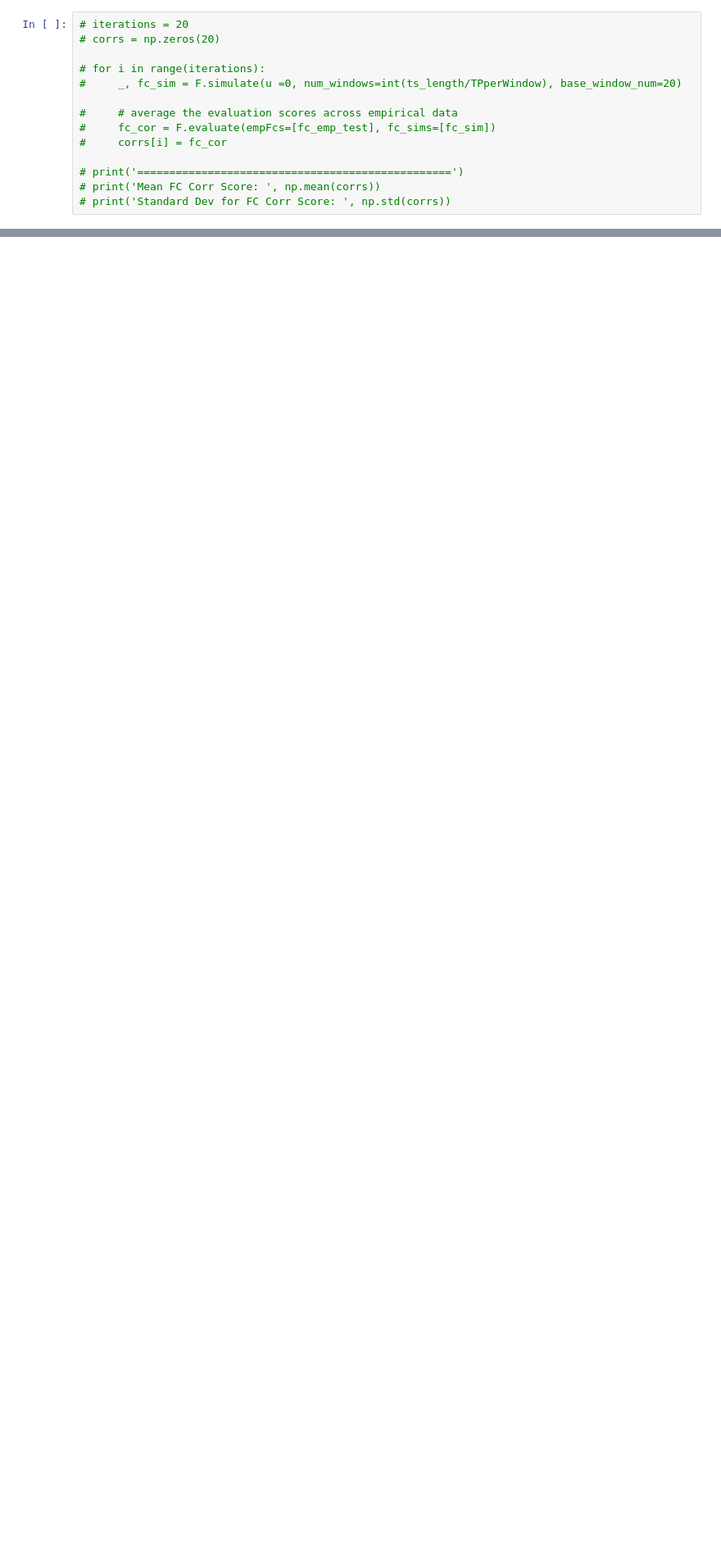
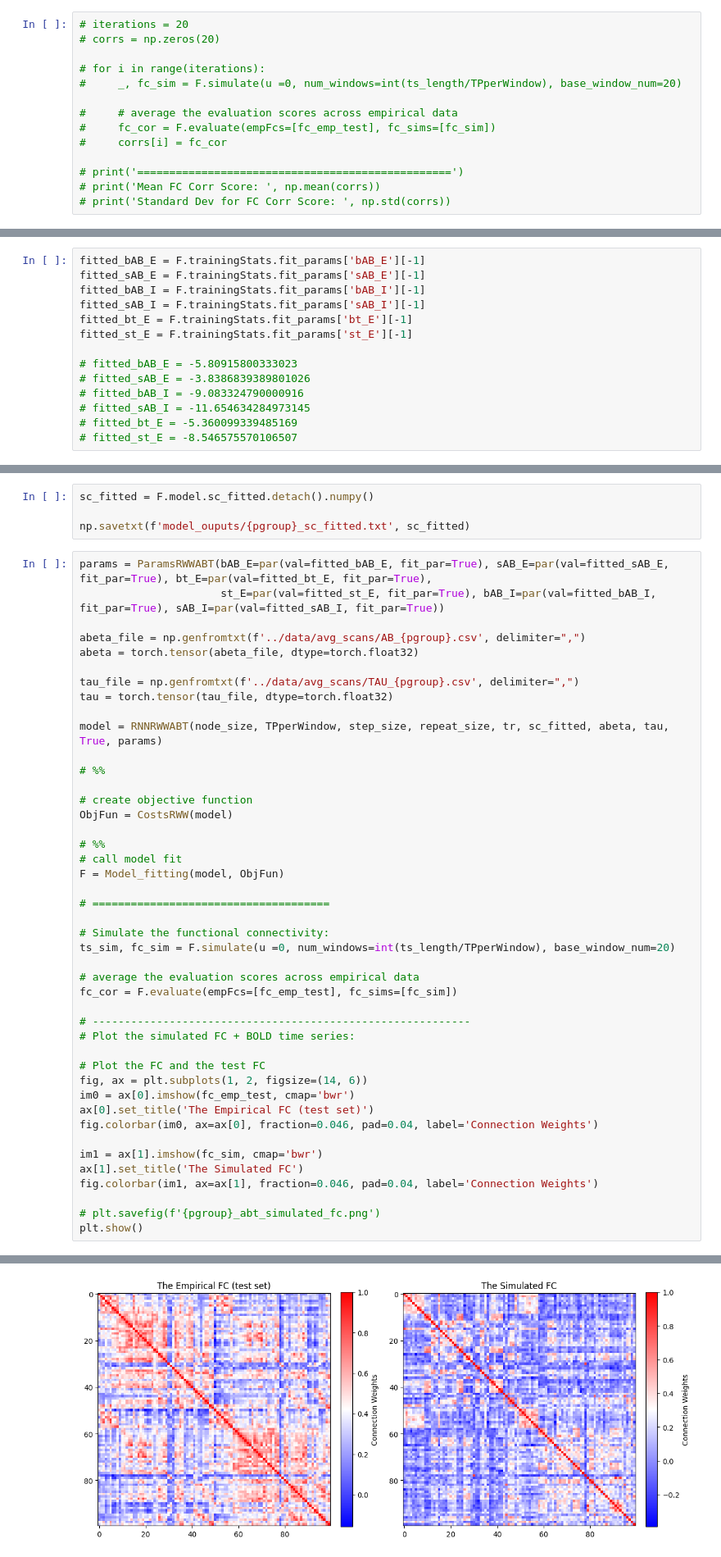
Before and after one commit to dChakr/ad_modelling_fyp, a Jupyter notebook: whole_brain_models/fit_abt_rww.ipynb, the cells around one changed output, grey strips where cells are left out. Shown at 82% size. Drawn from its saved outputs; the diff is of its cells as text; blank space fills up the shorter version.

```diff
--- a/whole_brain_models/fit_abt_rww.ipynb
+++ b/whole_brain_models/fit_abt_rww.ipynb
@@ -390,0 +316,14 @@ Calculate average corr score and standard deviation
+# %%
+fitted_bAB_E = F.trainingStats.fit_params['bAB_E'][-1]
+fitted_sAB_E = F.trainingStats.fit_params['sAB_E'][-1]
+fitted_bAB_I = F.trainingStats.fit_params['bAB_I'][-1]
+fitted_sAB_I = F.trainingStats.fit_params['sAB_I'][-1]
+fitted_bt_E = F.trainingStats.fit_params['bt_E'][-1]
+fitted_st_E = F.trainingStats.fit_params['st_E'][-1]
+
+# fitted_bAB_E = -5.80915800333023
+# fitted_sAB_E = -3.8386839389801026
+# fitted_bAB_I = -9.083324790000916
+# fitted_sAB_I = -11.654634284973145
+# fitted_bt_E = -5.360099339485169
+# fitted_st_E = -8.546575570106507
@@ -390,0 +332,49 @@ Calculate average corr score and standard deviation
+# %%
+sc_fitted = F.model.sc_fitted.detach().numpy()
+
+np.savetxt(f'model_ouputs/{pgroup}_sc_fitted.txt', sc_fitted)
+# %%
+params = ParamsRWWABT(bAB_E=par(val=fitted_bAB_E, fit_par=True), sAB_E=par(val=fitted_sAB_E, fit_par=True), bt_E=par(val=fitted_bt_E, fit_par=True),
+                      st_E=par(val=fitted_st_E, fit_par=True), bAB_I=par(val=fitted_bAB_I, fit_par=True), sAB_I=par(val=fitted_sAB_I, fit_par=True))
+
+abeta_file = np.genfromtxt(f'../data/avg_scans/AB_{pgroup}.csv', delimiter=",")
+abeta = torch.tensor(abeta_file, dtype=torch.float32)
+
+tau_file = np.genfromtxt(f'../data/avg_scans/TAU_{pgroup}.csv', delimiter=",")
+tau = torch.tensor(tau_file, dtype=torch.float32)
+
+model = RNNRWWABT(node_size, TPperWindow, step_size, repeat_size, tr, sc_fitted, abeta, tau, True, params)
+
+# %%
+
+# create objective function
+ObjFun = CostsRWW(model)
+
+# %%
+# call model fit
+F = Model_fitting(model, ObjFun)
+
+# =====================================
+
+# Simulate the functional connectivity:
+ts_sim, fc_sim = F.simulate(u =0, num_windows=int(ts_length/TPperWindow), base_window_num=20)
+
+# average the evaluation scores across empirical data
+fc_cor = F.evaluate(empFcs=[fc_emp_test], fc_sims=[fc_sim])
+
+# -----------------------------------------------------------
+# Plot the simulated FC + BOLD time series:
+
+# Plot the FC and the test FC
+fig, ax = plt.subplots(1, 2, figsize=(14, 6))
+im0 = ax[0].imshow(fc_emp_test, cmap='bwr')
+ax[0].set_title('The Empirical FC (test set)')
+fig.colorbar(im0, ax=ax[0], fraction=0.046, pad=0.04, label='Connection Weights')
+
+im1 = ax[1].imshow(fc_sim, cmap='bwr')
+ax[1].set_title('The Simulated FC')
+fig.colorbar(im1, ax=ax[1], fraction=0.046, pad=0.04, label='Connection Weights')
+
+# plt.savefig(f'{pgroup}_abt_simulated_fc.png')
+plt.show()
+# %% [output]
@@ -391,3 +382,4 @@ Calculate average corr score and standard deviation
+[figure, added]
 # %% [markdown]
 ## Results of Fitted Models
 # %%
```
Also changed, not shown: parts of 14 cells of this notebook, 6 other files.
